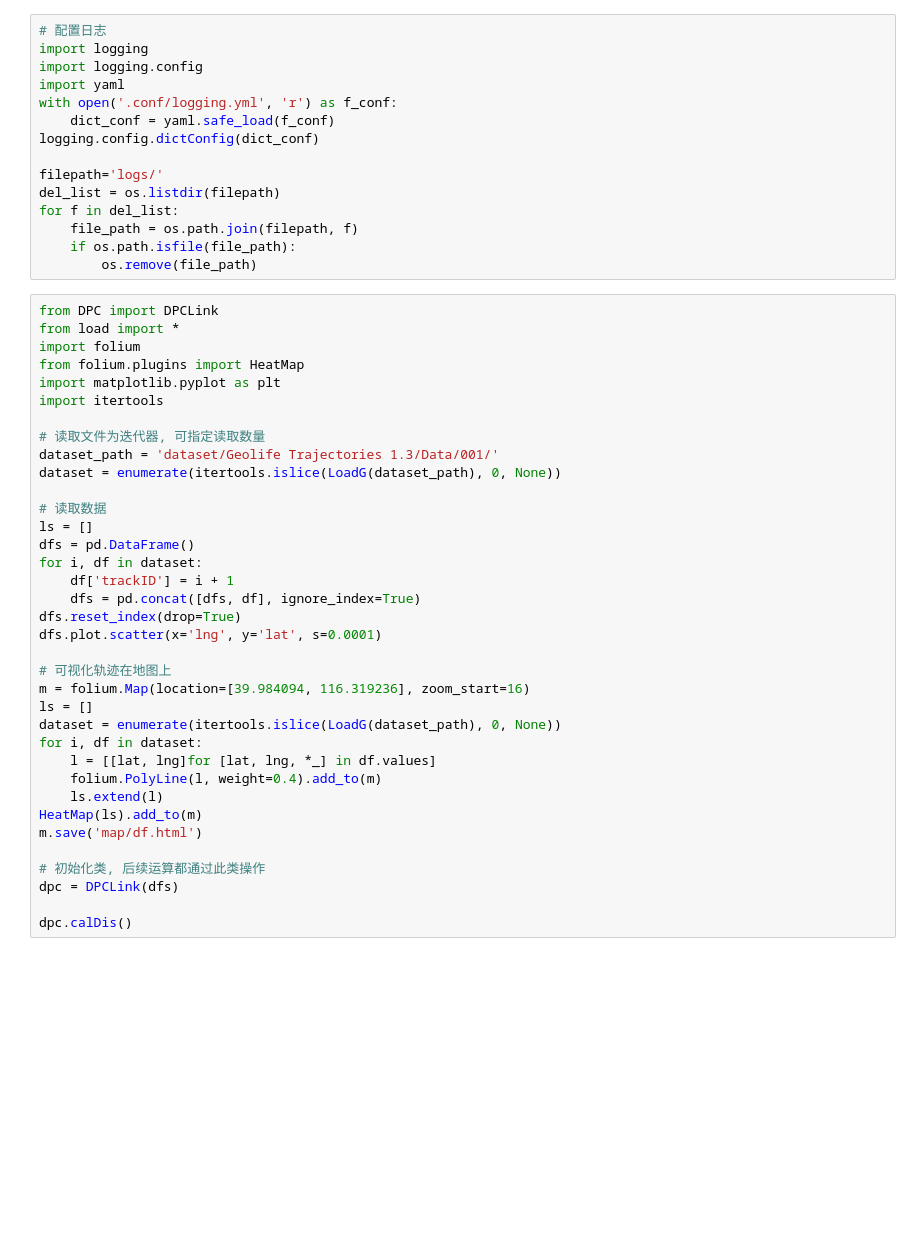
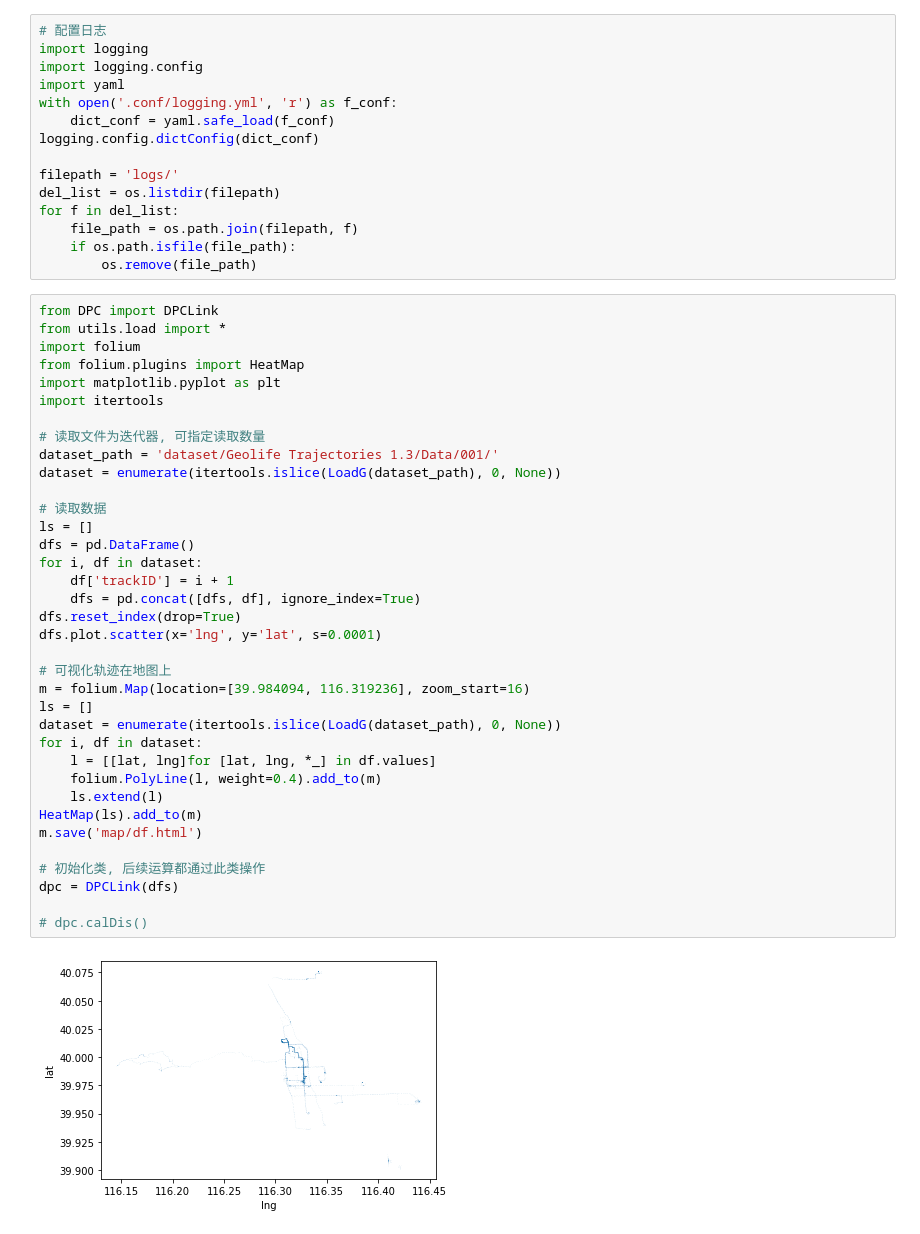
Before and after one commit to KEAE12315/flotation_old, a Jupyter notebook: test.ipynb, the cells around one changed output. Cells and saved outputs as stored; diff of their text form; blank space fills up the shorter version.

```diff
--- a/test.ipynb
+++ b/test.ipynb
@@ -7,7 +7,7 @@ with open('.conf/logging.yml', 'r') as f_conf:
     dict_conf = yaml.safe_load(f_conf)
 logging.config.dictConfig(dict_conf)
 
-filepath='logs/'
+filepath = 'logs/'
 del_list = os.listdir(filepath)
 for f in del_list:
     file_path = os.path.join(filepath, f)
@@ -15,37 +15,39 @@ for f in del_list:
         os.remove(file_path)
 # %%
 from DPC import DPCLink
-from load import *
+from utils.load import *
 import folium
 from folium.plugins import HeatMap
 import matplotlib.pyplot as plt
 import itertools
 
 # 读取文件为迭代器, 可指定读取数量
 dataset_path = 'dataset/Geolife Trajectories 1.3/Data/001/'
 dataset = enumerate(itertools.islice(LoadG(dataset_path), 0, None))
 
 # 读取数据
 ls = []
 dfs = pd.DataFrame()
 for i, df in dataset:
     df['trackID'] = i + 1
     dfs = pd.concat([dfs, df], ignore_index=True)
 dfs.reset_index(drop=True)
 dfs.plot.scatter(x='lng', y='lat', s=0.0001)
 
 # 可视化轨迹在地图上
 m = folium.Map(location=[39.984094, 116.319236], zoom_start=16)
 ls = []
 dataset = enumerate(itertools.islice(LoadG(dataset_path), 0, None))
 for i, df in dataset:
     l = [[lat, lng]for [lat, lng, *_] in df.values]
     folium.PolyLine(l, weight=0.4).add_to(m)
     ls.extend(l)
 HeatMap(ls).add_to(m)
 m.save('map/df.html')
 
 # 初始化类, 后续运算都通过此类操作
 dpc = DPCLink(dfs)
 
-dpc.calDis()
+# dpc.calDis()
+# %% [output]
+[figure, added]
```
Also changed, not shown: parts of 15 cells of this notebook, 11 other files.
